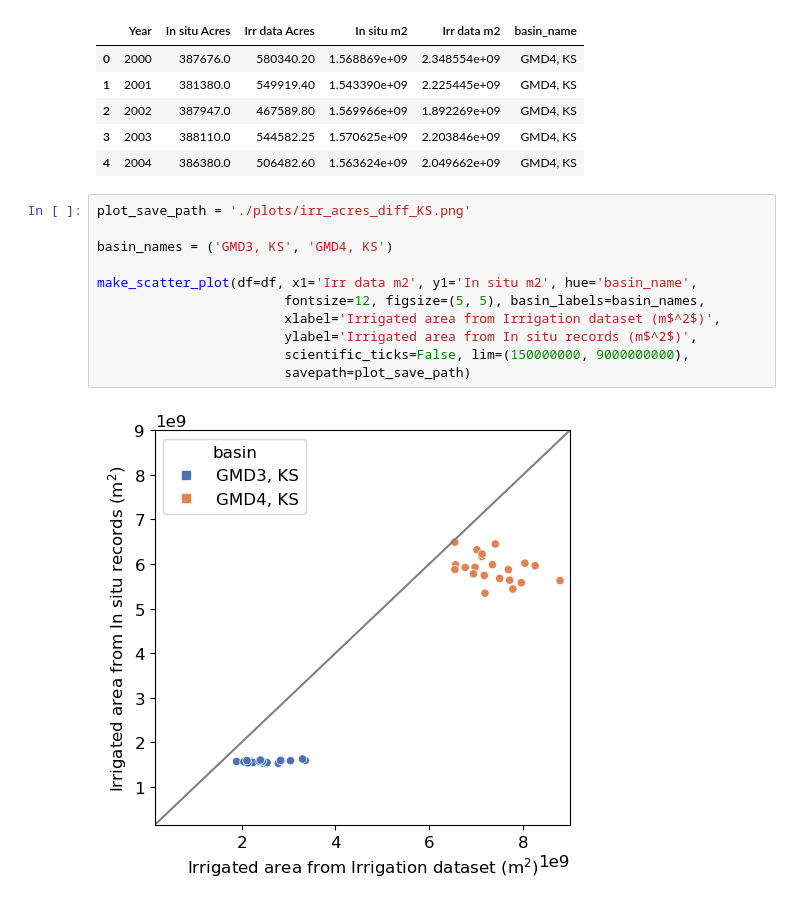
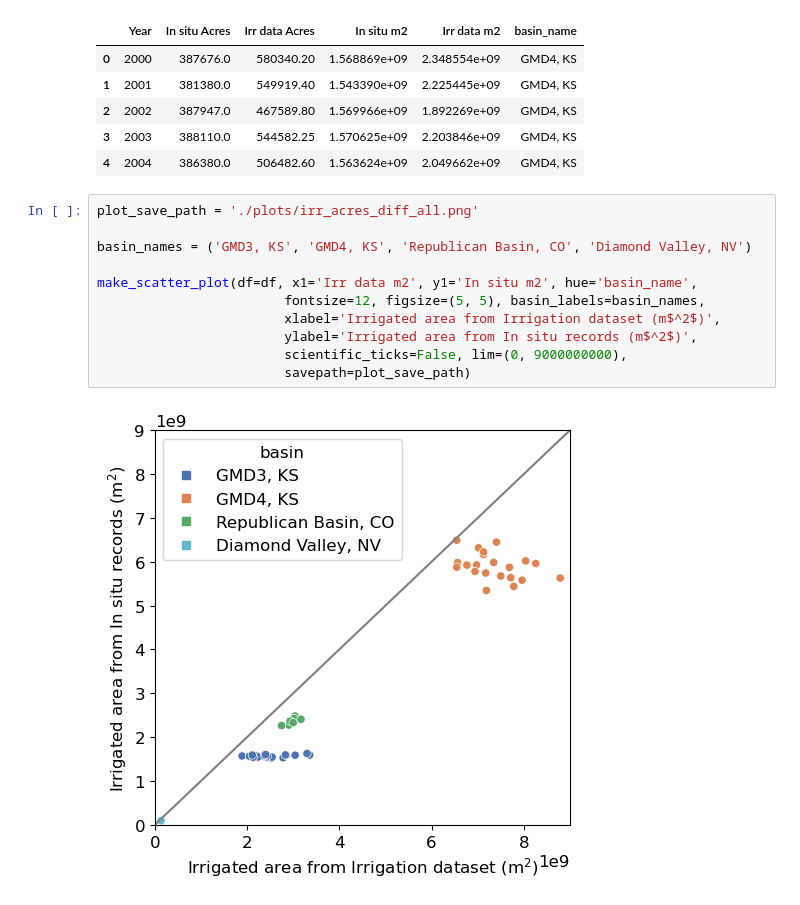
Before and after one commit to mdfahimhasan/WestUS_Peff, a Jupyter notebook: Codes/results_analysis/irr_acres_plot.ipynb, the cells around one changed output. Cells and saved outputs as stored; diff of their text form.

```diff
--- a/Codes/results_analysis/irr_acres_plot.ipynb
+++ b/Codes/results_analysis/irr_acres_plot.ipynb
@@ -22,15 +22,15 @@ df.head()
 | 3 | 2003 | 388110.0 | 544582.25 | 1.570625e+09 | 2.203846e+09 | GMD4, KS |
 | 4 | 2004 | 386380.0 | 506482.60 | 1.563624e+09 | 2.049662e+09 | GMD4, KS |
 # %%
-plot_save_path = './plots/irr_acres_diff_KS.png'
+plot_save_path = './plots/irr_acres_diff_all.png'
 
-basin_names = ('GMD3, KS', 'GMD4, KS')
+basin_names = ('GMD3, KS', 'GMD4, KS', 'Republican Basin, CO', 'Diamond Valley, NV')
 
 make_scatter_plot(df=df, x1='Irr data m2', y1='In situ m2', hue='basin_name',
                         fontsize=12, figsize=(5, 5), basin_labels=basin_names,
                         xlabel='Irrigated area from Irrigation dataset (m$^2$)',
                         ylabel='Irrigated area from In situ records (m$^2$)',
-                        scientific_ticks=False, lim=(150000000, 9000000000),
+                        scientific_ticks=False, lim=(0, 9000000000),
                         savepath=plot_save_path)
 # %% [output]
-[figure, old version]
+[figure, new version]
```
Also changed, not shown: parts of 2 cells of this notebook, 6 other files.
